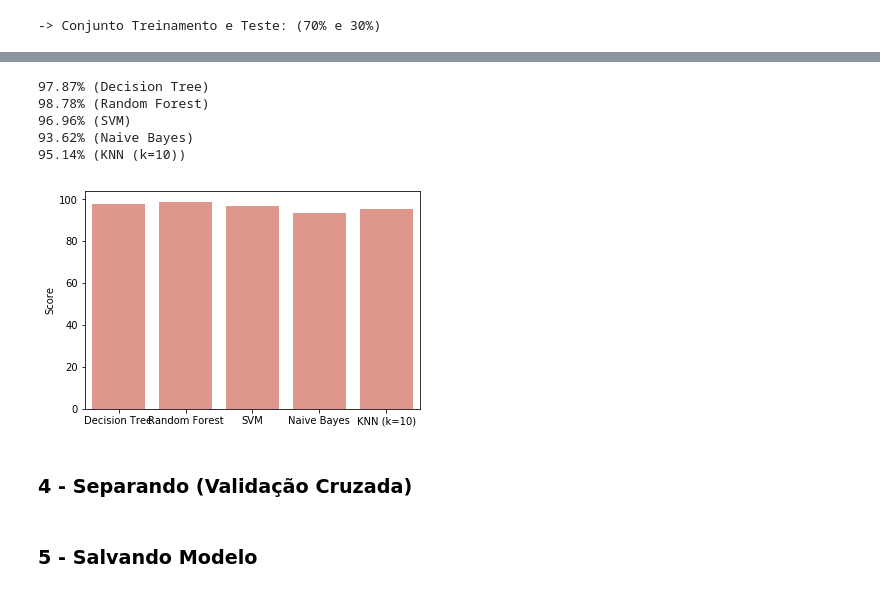
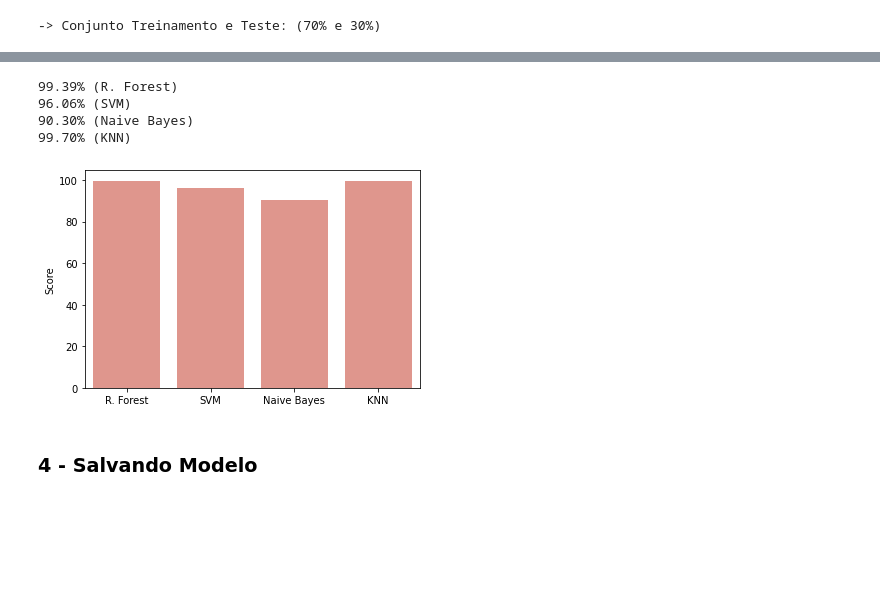
Before and after one commit to diegoftozetto/ml-driverbehavior, a Jupyter notebook: main.ipynb, the cells around one changed output, grey strips where cells are left out. Drawn from its saved outputs; the diff is of its cells as text; code cells hidden in the pictures; blank space fills up the shorter version.

```diff
--- a/main.ipynb
+++ b/main.ipynb
@@ -32,7 +28,7 @@ from sklearn.neighbors import KNeighborsClassifier
 '''
 Dataset
 '''
-datasetname = 'db_w20'
+datasetname = 'db_w15'
 #Carregar Dataset
 dat = pd.read_csv('./dataset-mod/'+datasetname+'.csv')
 print("=== (linhas, colunas) ===")
@@ -131,0 +126,7 @@ False
+# %%
+cols = list(dat.columns)
+
+cols.remove('Class')
+dat[cols] = dat[cols].apply(minmax_scale)
+
+plotNormalize('GyroX', dat)
@@ -171,7 +168,7 @@ Treinamento - 70% | Teste - 30%
 
 print("-> Conjunto Treinamento e Teste: (70% e 30%)\n")
 
-models = ["Decision Tree", "Random Forest", "SVM", "Naive Bayes", "KNN (k=10)"]
+models = ["R. Forest", "SVM", "Naive Bayes", "KNN"]
 model_scores = []
 
 #Dividindo dataset em treinamento e teste
@@ -226,29 +225,0 @@ avg / total       0.98      0.98      0.98       329
-# %%
-'''
-Random Forest
-'''
-from sklearn import metrics
-
-#Criando modelo Random Forest
-model_rf = RandomForestClassifier(n_estimators=25, criterion='entropy', random_state = 0)
-model_rf.fit(X_train, Y_train.ravel())
-
-# Verificando nos dados de teste
-#Resultado - Random Forest
-print("---------------------------")
-print("- Random Forest:          -")
-print("---------------------------")
-result = model_rf.score(X_test, Y_test)
-print("Accuracy: %.2f%%" % (result*100.0))
-print('\n')
-model_scores.append(result*100.0)
-
-rf_predict_test = model_rf.predict(X_test)
-
-print("=== Confusion Matrix ===")
-print(confusion_matrix(Y_test, rf_predict_test))
-print('\n')
-
-print("=== Classification Report ===")
-print(classification_report(Y_test, rf_predict_test))
-print('\n')
@@ -429,17 +382,16 @@ avg / total       0.95      0.95      0.95       329
 # %%
 '''Comparação entre os Algoritmos
 '''
-for i in range(len(model_scores)):
+for i in range(4):
     print("%.2f%% (%s)" % (model_scores[i], models[i]))
 sns.barplot(x=[m for m in models], y=model_scores, color="salmon", saturation=.6);
 plt.ylabel('Score')
 plt.show()
 # %% [output]
-97.87% (Decision Tree)
-98.78% (Random Forest)
-96.96% (SVM)
-93.62% (Naive Bayes)
-95.14% (KNN (k=10))
+99.39% (R. Forest)
+96.06% (SVM)
+90.30% (Naive Bayes)
+99.70% (KNN)
-[figure, old version]
+[figure, new version]
 # %% [markdown]
-### <font color='black'>4 - Separando (Validação Cruzada)</font>
+### <font color='black'>4 - Salvando Modelo</font>
@@ -491,2 +397,0 @@ plt.show()
-# %% [markdown]
-### <font color='black'>5 - Salvando Modelo</font>
```
Also changed, not shown: parts of 27 cells of this notebook, 9 other files.
